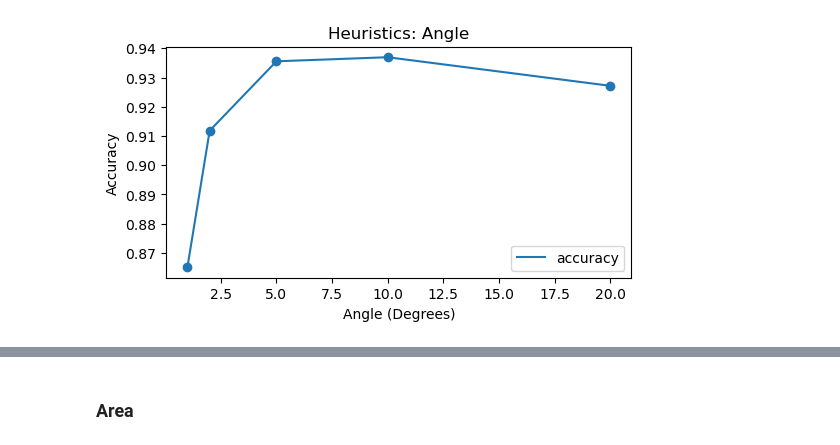
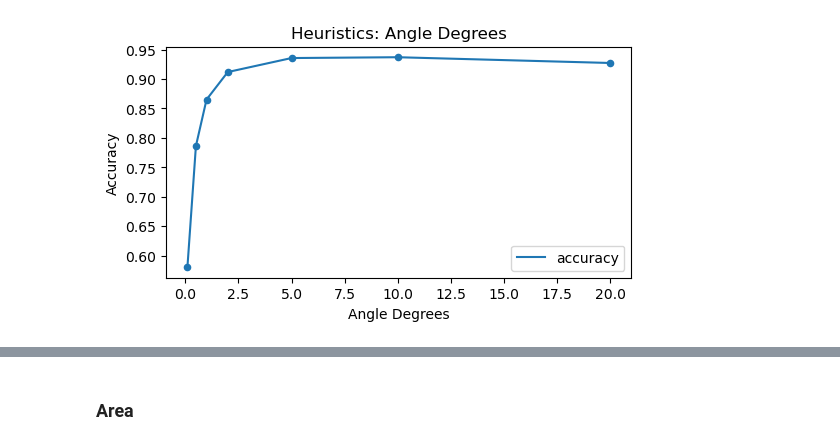
Before and after one commit to BeanHam/2024-spatial-data-integration, a Jupyter notebook: inference_results/heuristics.ipynb, the cells around one changed output, grey strips where cells are left out. Drawn from its saved outputs; the diff is of its cells as text; code cells hidden in the pictures.

```diff
--- a/inference_results/heuristics.ipynb
+++ b/inference_results/heuristics.ipynb
@@ -17,21 +50,17 @@ train_pd=train.to_pandas()
 # %%
-metrics=[1,2,5,10,20]
+metrics=[0.1,0.5,1,2,5,10,20]
 train_gt=np.array(train['label'])
 accuracy=[]
 for m in metrics:
     pred=np.array(train['min_angle'])<=m
     accuracy.append(accuracy_score(train_gt, pred))
 plt.figure(figsize=(6,3))
 plt.plot(metrics,accuracy,label='accuracy')
-plt.scatter(metrics, accuracy)
-plt.title('Heuristics: Angle')
+plt.scatter(metrics, accuracy,s=20)
+plt.title('Heuristics: Angle Degrees')
 plt.ylabel('Accuracy')
-plt.xlabel('Angle (Degrees)')
-#plt.plot(metrics,f1,label='f1')
-#plt.scatter(metrics, f1)
-#plt.vlines(x=metrics[np.argmax(accuracy)], ymin=np.min(accuracy), ymax=np.max(accuracy)+0.02, color='blue', linestyles='dashed')
-#plt.vlines(x=metrics[np.argmax(accuracy)], ymin=np.min(accuracy), ymax=np.max(accuracy)+0.02, color='blue', linestyles='dashed')
+plt.xlabel('Angle Degrees')
 plt.legend()
 pass
 # %% [output]
-[figure, old version]
+[figure, new version]
```
Also changed, not shown: parts of 20 cells of this notebook, 22 other files.
